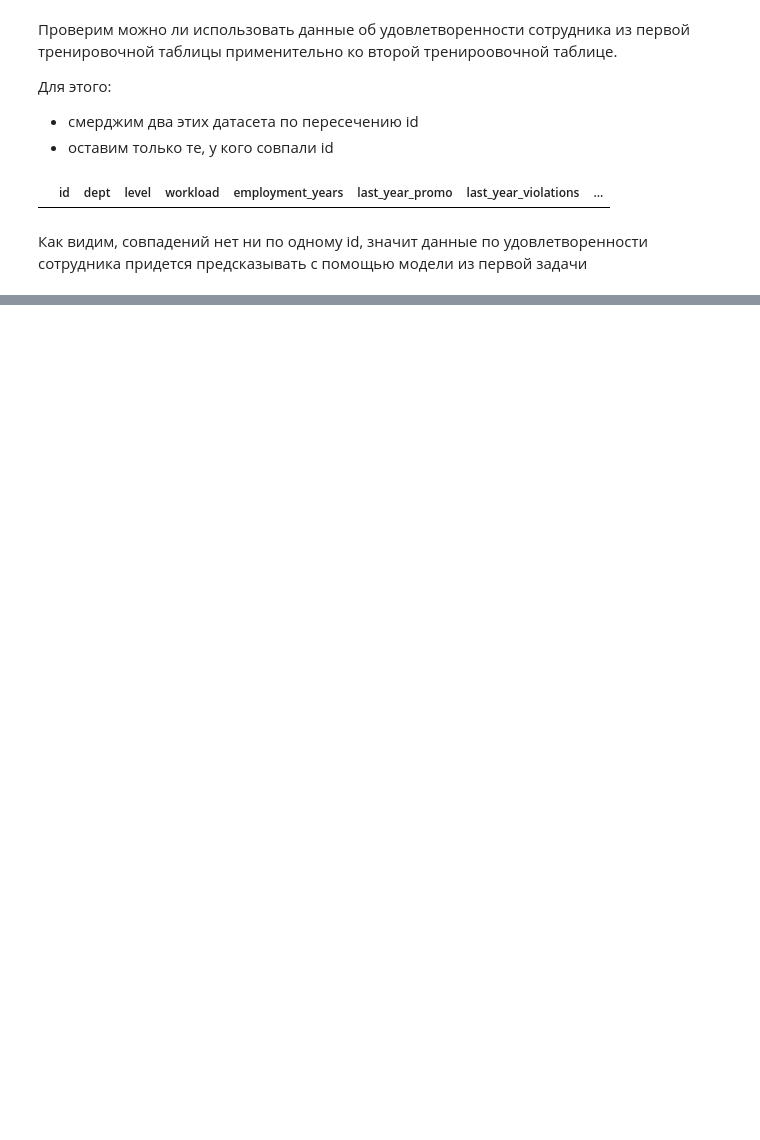
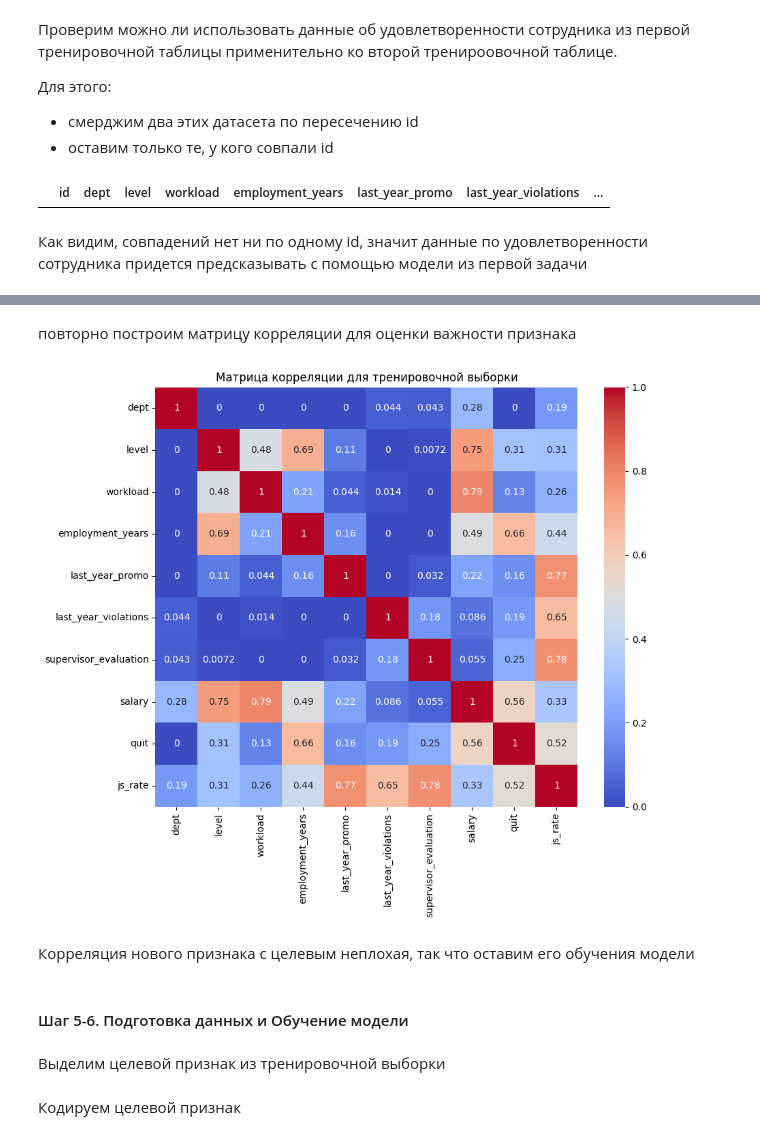
Before and after one commit to anthonypotekhin/studying, a Jupyter notebook: yandex_practicum/9_compilation_proj_2/comp_project_2.ipynb, the cells around one changed output, grey strips where cells are left out. Cells and saved outputs as stored; diff of their text form; code cells hidden in the pictures; blank space fills up the shorter version.

```diff
--- a/yandex_practicum/9_compilation_proj_2/comp_project_2.ipynb
+++ b/yandex_practicum/9_compilation_proj_2/comp_project_2.ipynb
@@ -1216,0 +1226,3 @@ train_quit_df.reset_index().merge(train_job_satisfaction_rate_df.reset_index()[[
+# %%
+train_quit_df['js_rate']= randomized_search.predict(train_quit_df.drop('quit', axis=1))
+test_features_df['js_rate']= randomized_search.predict(test_features_df)
@@ -1216,0 +1291,18 @@ train_quit_df.reset_index().merge(train_job_satisfaction_rate_df.reset_index()[[
+# %% [markdown]
+повторно построим матрицу корреляции для оценки важности признака
+# %%
+num_cols_quit = ['employment_years', 'supervisor_evaluation', 'salary', 'js_rate']
+# %%
+corr_matrix = phik_matrix(train_quit_df, interval_cols=num_cols_quit)
+plt.figure(figsize=(10,8))
+plt.title('Матрица корреляции для тренировочной выборки')
+sns.heatmap(corr_matrix, annot=True, cmap='coolwarm')
+plt.show()
+# %% [output]
+[figure, added]
+# %% [markdown]
+Корреляция нового признака с целевым неплохая, так что оставим его обучения модели
+# %% [markdown]
+#### Шаг  5-6. Подготовка данных и Обучение модели
+# %% [markdown]
+Выделим целевой признак из тренировочной выборки
@@ -1216,0 +1312,2 @@ train_quit_df.reset_index().merge(train_job_satisfaction_rate_df.reset_index()[[
+# %% [markdown]
+Кодируем целевой признак
```
Also changed, not shown: parts of 39 cells of this notebook, 1 other file.
